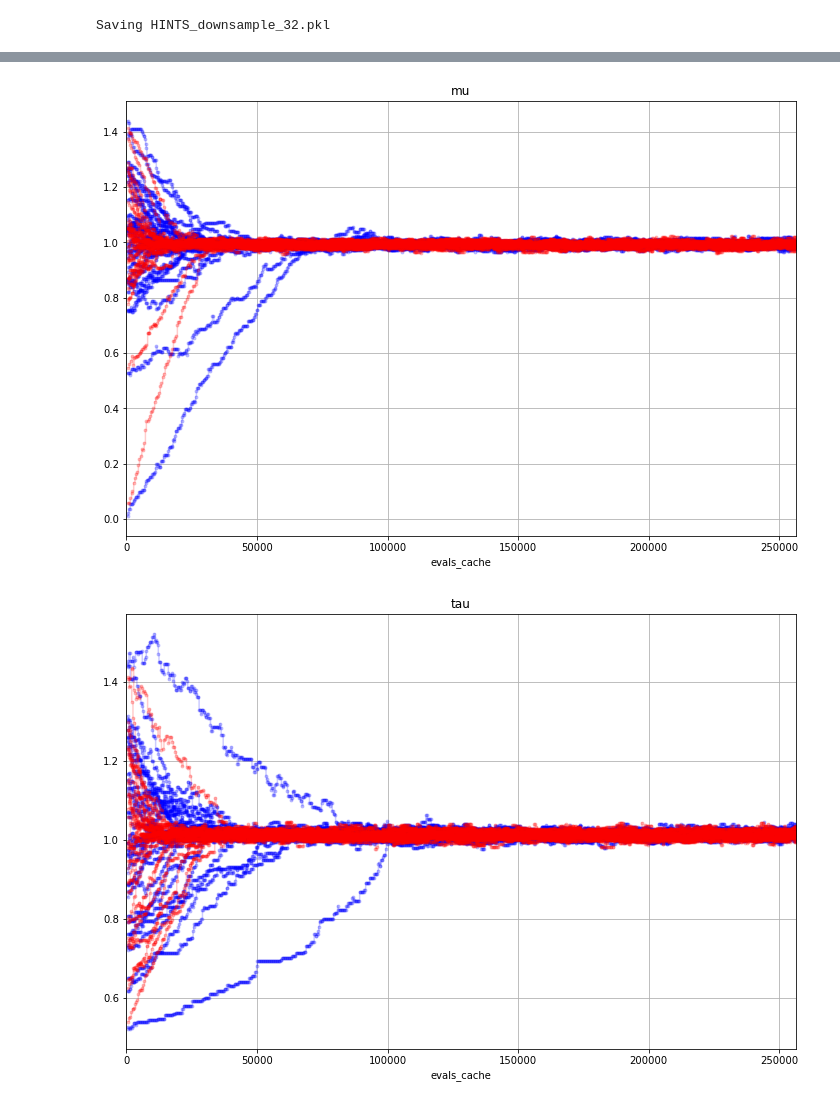
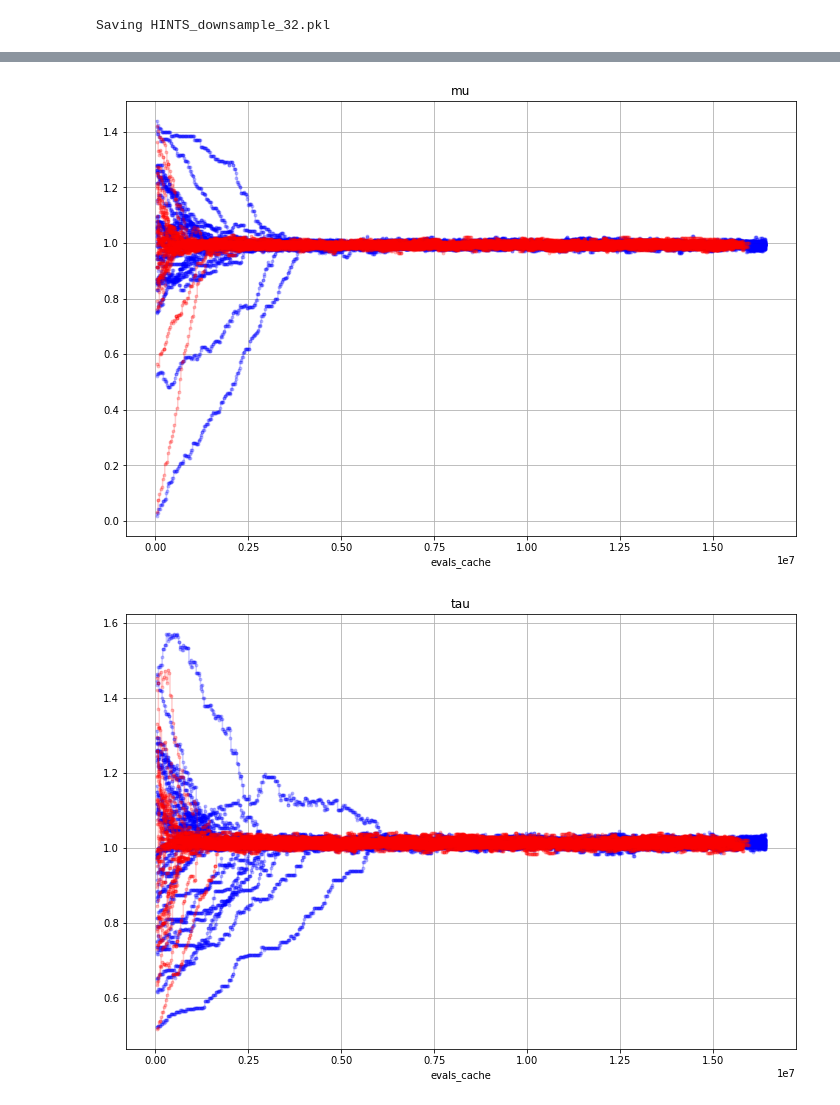
Before and after one commit to mjstrens/HINTS, a Jupyter notebook: HINTS_Student_t.ipynb, the cells around one changed output, grey strips where cells are left out. Saved outputs shown, nothing was run; the diff lists cells and outputs as text; code cells hidden in the pictures.

```diff
--- a/HINTS_Student_t.ipynb
+++ b/HINTS_Student_t.ipynb
@@ -223,8 +284,12 @@ pickle.dump(ok, open(fname, "wb" )) # was 100.pkl for main runs with e1, e2
 Saving HINTS_downsample_32.pkl
 # %%
 # reload
+import pickle
+
 res_HINTS = pickle.load(open("HINTS_downsample_32.pkl", "rb"))
-res_MCMC = pickle.load(open("MCMC1000_32.pkl", "rb"))
+#res_HINTS = pickle.load(open("HINTS_downsample_it_16.pkl", "rb"))
+res_MCMC = pickle.load(open("MCMC_flat_32.pkl", "rb"))
+
 
 post_bi = False # post burn in
 start = 150000 if post_bi else 0
@@ -237,7 +302,7 @@ for sx in ['nu', 'mu', 'tau']:
         df[df.evals_cache > start].set_index('evals_cache')[sx].plot(color = 'red', alpha = 0.2, marker = '.', drawstyle = 'steps-post')
     plt.grid()
     plt.title(sx)
-    plt.xlim(start, res_MCMC[-1].evals_cache.iloc[-1])
+    #plt.xlim(start, res_MCMC[-1].evals_cache.iloc[-1])
 
 # TO DO: test skip after accept
 # %% [output]
@@ -245,2 +310,2 @@ for sx in ['nu', 'mu', 'tau']:
-[figure, old version]
+[figure, new version]
-[figure, old version]
+[figure, new version]
```
Also changed, not shown: parts of 33 cells of this notebook, 4 other files.
